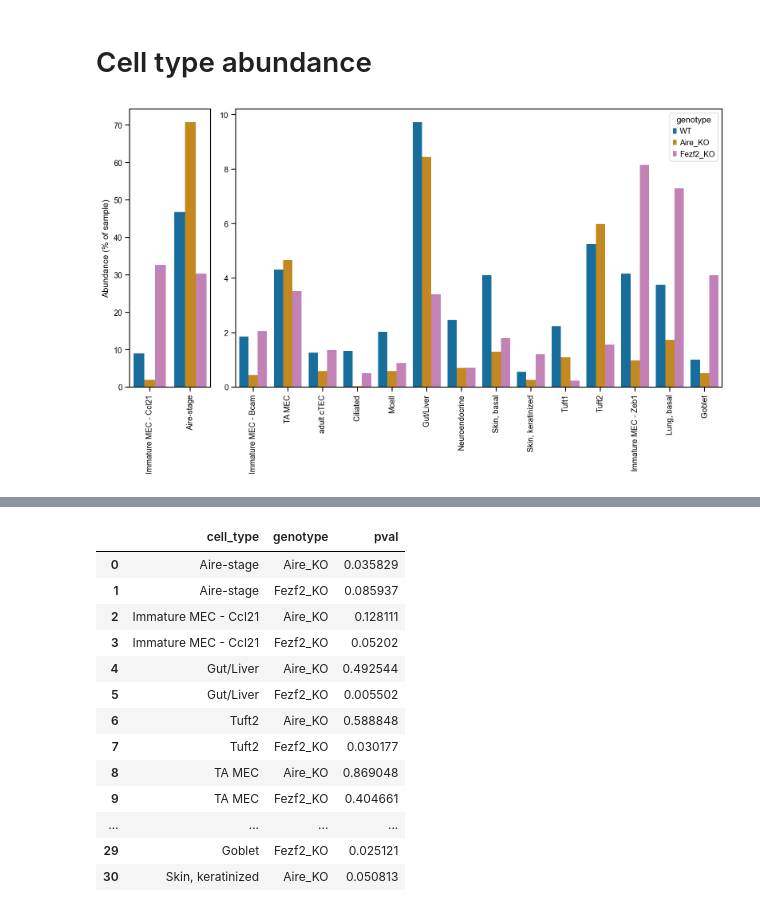
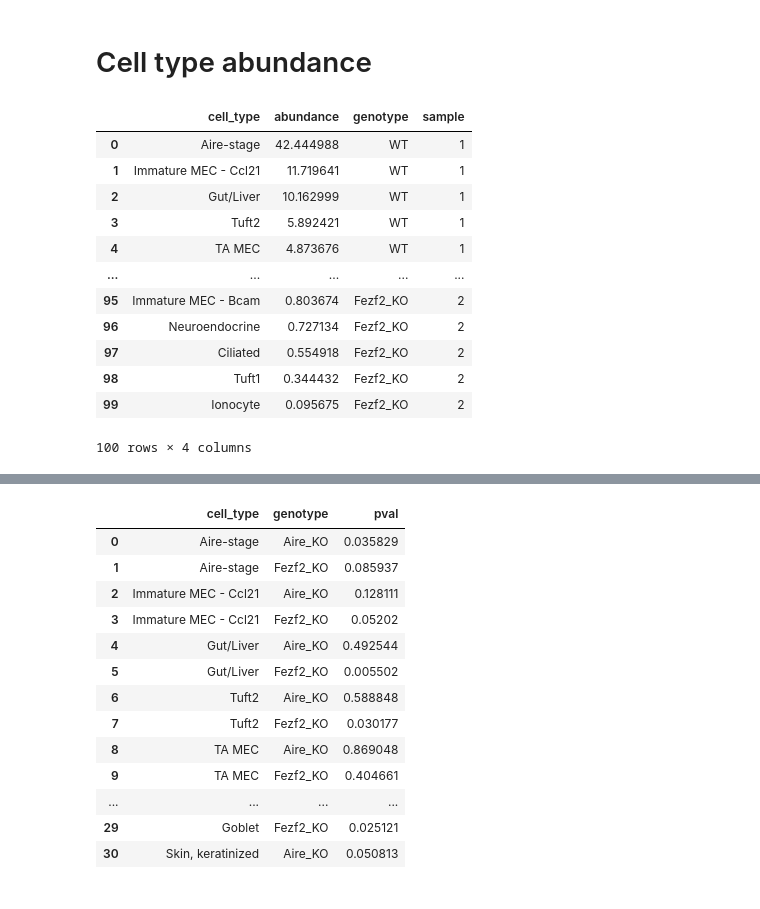
Before and after one commit to j-germino/fezf2-thymus, a Jupyter notebook: code/scRNA-seq/5_cell_type_abundances.ipynb, the cells around one changed output, grey strips where cells are left out. Drawn from its saved outputs; the diff is of its cells as text; code cells hidden in the pictures.

```diff
--- a/code/scRNA-seq/5_cell_type_abundances.ipynb
+++ b/code/scRNA-seq/5_cell_type_abundances.ipynb
@@ -123,49 +123,19 @@ for genotype in adata.obs.genotype.unique():
         cell_type_abundances["genotype"] = genotype
         cell_type_abundances["sample"] = sample
         abundance_data = pd.concat([abundance_data, cell_type_abundances], ignore_index=True)
-# %%
-fig, axs = plt.subplots(1,2,figsize=(10,6), gridspec_kw={'width_ratios': [1, 6]})
-
-sns.barplot(
-    abundance_data[abundance_data.cell_type.isin(["Aire-stage", "Immature MEC - Ccl21"])],
-    x="cell_type",
-    y="abundance",
-    hue="genotype",
-    ax=axs[0],
-    # errorbar=("pi", 100),
-    errorbar=None,
-    order = ["Immature MEC - Ccl21", "Aire-stage"],
-    palette=cmap[0:2] + [cmap[4]],
-)
-axs[0].get_legend().remove()
-axs[0].set_xticklabels(axs[0].get_xticklabels(), rotation=90)
-axs[0].set_xlabel("")
-axs[0].set_ylabel("Abundance (% of sample)")
-axs[0].grid(False)
-
-sns.barplot(
-    abundance_data[~abundance_data.cell_type.isin(["Aire-stage", "Immature MEC - Ccl21"])],
-    x="cell_type",
-    y="abundance",
-    hue="genotype",
-    ax=axs[1],
-    # errorbar=("pi", 100),
-    errorbar=None,
-    order = [
-        "Immature MEC - Bcam", "TA MEC", "adult cTEC", "Ciliated", "Mcell",
-        "Gut/Liver", "Neuroendocrine", "Skin, basal", "Skin, keratinized",
-        "Tuft1", "Tuft2", "Immature MEC - Zeb1", "Lung, basal", "Goblet",
-    ],
-    palette=cmap[0:2] + [cmap[4]],
-)
-axs[1].set_ylabel("")
-axs[1].set_xlabel("")
-axs[1].set_xticklabels(axs[1].get_xticklabels(), rotation=90)
-axs[1].grid(False)
-
-plt.subplots_adjust(wspace=0.15)
-plt.tight_layout()
-plt.savefig("../../analysis/genotype_abundance/cell_type_abundances.pdf")
-plt.show()
-# %% [output]
-[figure, removed]
+# %%
+abundance_data
+# %% [output]
+|  | cell_type | abundance | genotype | sample |
+| 0 | Aire-stage | 42.444988 | WT | 1 |
+| 1 | Immature MEC - Ccl21 | 11.719641 | WT | 1 |
+| 2 | Gut/Liver | 10.162999 | WT | 1 |
+| 3 | Tuft2 | 5.892421 | WT | 1 |
+| 4 | TA MEC | 4.873676 | WT | 1 |
+| ... | ... | ... | ... | ... |
+| 95 | Immature MEC - Bcam | 0.803674 | Fezf2_KO | 2 |
+| 96 | Neuroendocrine | 0.727134 | Fezf2_KO | 2 |
+| 97 | Ciliated | 0.554918 | Fezf2_KO | 2 |
+| 98 | Tuft1 | 0.344432 | Fezf2_KO | 2 |
+| 99 | Ionocyte | 0.095675 | Fezf2_KO | 2 |
+100 rows × 4 columns
```
Also changed, not shown: parts of 5 cells of this notebook, 1 other file.
